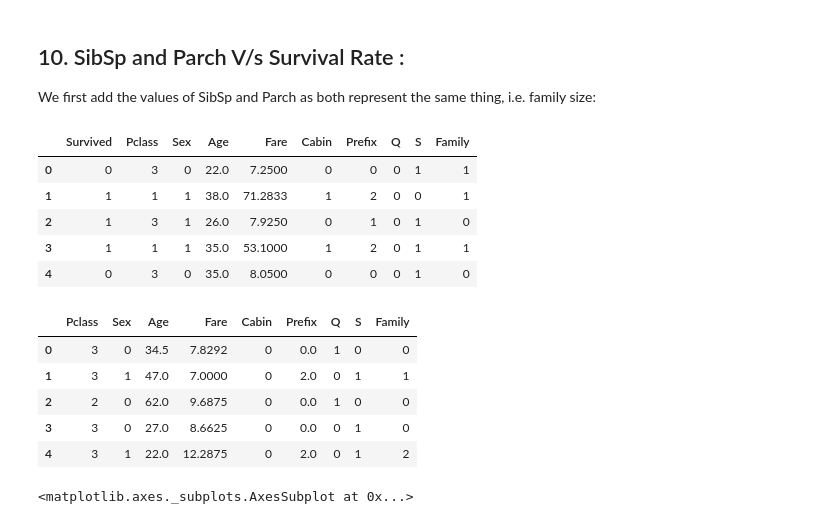
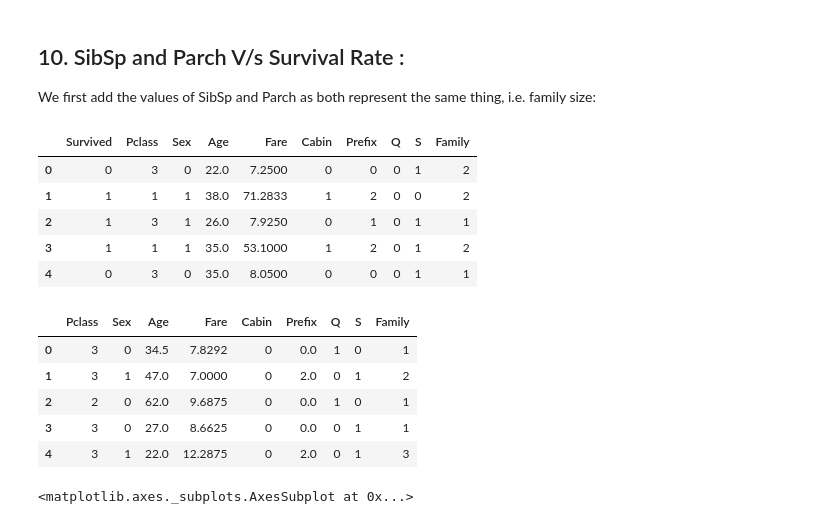
Before and after one commit to eshitagoel/Titanic_Survival, a Jupyter notebook: Titanic Survival.ipynb, the cells around one changed output. Saved outputs shown, nothing was run; the diff lists cells and outputs as text; code cells hidden in the pictures.

```diff
--- a/Titanic Survival.ipynb
+++ b/Titanic Survival.ipynb
@@ -553,29 +553,29 @@ People who paid a lower fare were most likely from Second or Third class and the
 ## 10. SibSp and Parch V/s Survival Rate :
 We first add the values of SibSp and Parch as both represent the same thing, i.e. family size:
 # %%
-train["Family"] = train["SibSp"] + train["Parch"]
-test["Family"] = test["SibSp"] + test["Parch"]
+train["Family"] = train["SibSp"] + train["Parch"] + 1
+test["Family"] = test["SibSp"] + test["Parch"] + 1
 
 for data in combined_data:
     data.drop(columns = ["SibSp","Parch"],inplace =True)
 
 train.head()
 # %% [output]
 |  | Survived | Pclass | Sex | Age | Fare | Cabin | Prefix | Q | S | Family |
-| 0 | 0 | 3 | 0 | 22.0 | 7.2500 | 0 | 0 | 0 | 1 | 1 |
-| 1 | 1 | 1 | 1 | 38.0 | 71.2833 | 1 | 2 | 0 | 0 | 1 |
-| 2 | 1 | 3 | 1 | 26.0 | 7.9250 | 0 | 1 | 0 | 1 | 0 |
-| 3 | 1 | 1 | 1 | 35.0 | 53.1000 | 1 | 2 | 0 | 1 | 1 |
-| 4 | 0 | 3 | 0 | 35.0 | 8.0500 | 0 | 0 | 0 | 1 | 0 |
+| 0 | 0 | 3 | 0 | 22.0 | 7.2500 | 0 | 0 | 0 | 1 | 2 |
+| 1 | 1 | 1 | 1 | 38.0 | 71.2833 | 1 | 2 | 0 | 0 | 2 |
+| 2 | 1 | 3 | 1 | 26.0 | 7.9250 | 0 | 1 | 0 | 1 | 1 |
+| 3 | 1 | 1 | 1 | 35.0 | 53.1000 | 1 | 2 | 0 | 1 | 2 |
+| 4 | 0 | 3 | 0 | 35.0 | 8.0500 | 0 | 0 | 0 | 1 | 1 |
 # %%
 test.head()
 # %% [output]
 |  | Pclass | Sex | Age | Fare | Cabin | Prefix | Q | S | Family |
-| 0 | 3 | 0 | 34.5 | 7.8292 | 0 | 0.0 | 1 | 0 | 0 |
-| 1 | 3 | 1 | 47.0 | 7.0000 | 0 | 2.0 | 0 | 1 | 1 |
-| 2 | 2 | 0 | 62.0 | 9.6875 | 0 | 0.0 | 1 | 0 | 0 |
-| 3 | 3 | 0 | 27.0 | 8.6625 | 0 | 0.0 | 0 | 1 | 0 |
-| 4 | 3 | 1 | 22.0 | 12.2875 | 0 | 2.0 | 0 | 1 | 2 |
+| 0 | 3 | 0 | 34.5 | 7.8292 | 0 | 0.0 | 1 | 0 | 1 |
+| 1 | 3 | 1 | 47.0 | 7.0000 | 0 | 2.0 | 0 | 1 | 2 |
+| 2 | 2 | 0 | 62.0 | 9.6875 | 0 | 0.0 | 1 | 0 | 1 |
+| 3 | 3 | 0 | 27.0 | 8.6625 | 0 | 0.0 | 0 | 1 | 1 |
+| 4 | 3 | 1 | 22.0 | 12.2875 | 0 | 2.0 | 0 | 1 | 3 |
 # %%
 plt.figure(figsize = (12,6))
 sns.set_style("whitegrid")
```
Also changed, not shown: parts of 12 cells of this notebook.
